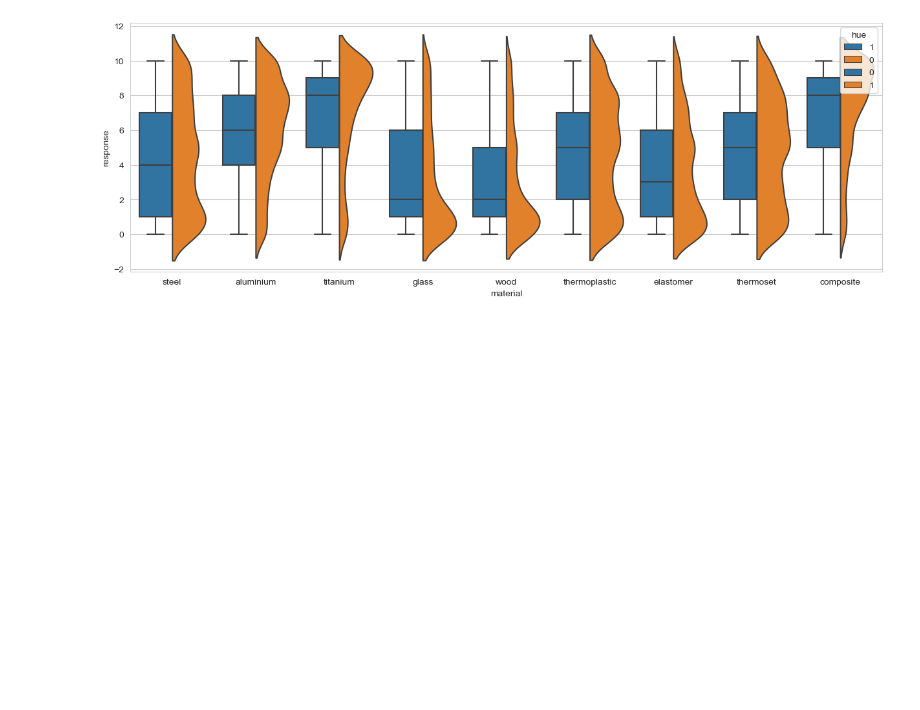
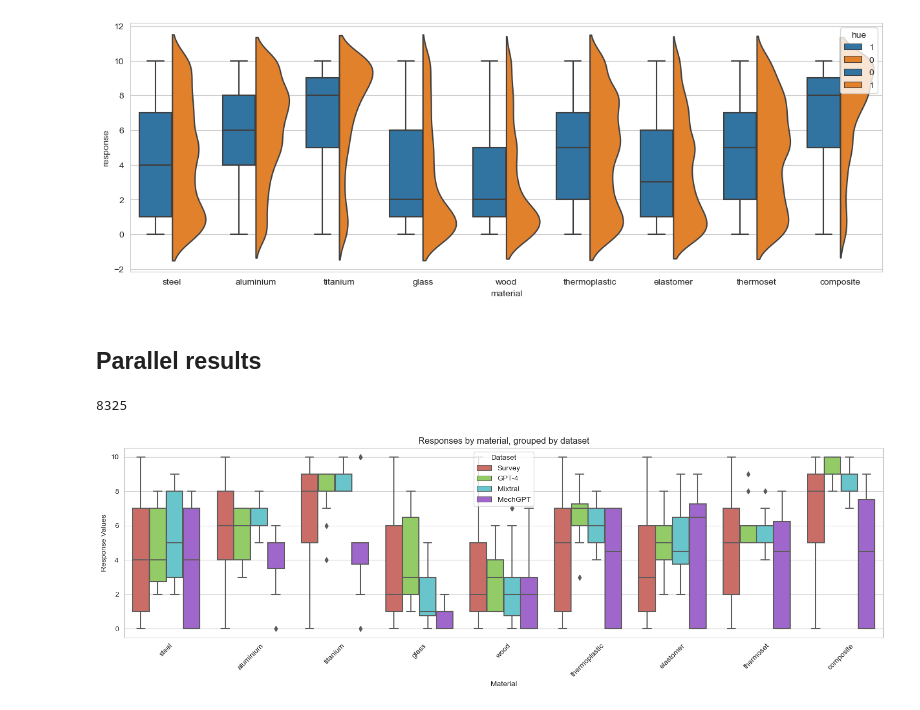
Before and after one commit to grndnl/llm_material_selection_jcise, a Jupyter notebook: evaluation/aggregate_results.ipynb, the cells around one changed output. Saved outputs shown, nothing was run; the diff lists cells and outputs as text; code cells hidden in the pictures; blank space fills up the shorter version.

Commit message:
cleaned up gpt4 parallel result

```diff
--- a/evaluation/aggregate_results.ipynb
+++ b/evaluation/aggregate_results.ipynb
@@ -69,3 +69,43 @@ g.show()
 # %% [output]
 TypeError: 'Text' object is not callable
 [figure]
+# %% [markdown]
+## Parallel results
+# %%
+gpt4 = pd.read_csv('../generation/answers/parallel_gpt-4-0125-preview.csv')
+mixtral = pd.read_csv('../generation/answers/parallel_mixtral.csv')
+melm = pd.read_csv('../generation/answers/parallel_melm.csv')
+survey = pd.read_csv('../data/survey_responses_mapped.csv')
+
+# Add an identifier column to each dataset
+gpt4['Dataset'] = 'GPT-4'
+mixtral['Dataset'] = 'Mixtral'
+melm['Dataset'] = 'MechGPT'
+survey['Dataset'] = 'Survey'
+
+# Combine the datasets
+combined_df = pd.concat([survey, gpt4, mixtral, melm])
+
+# make 'response' column numeric, if it's cannot be converted to numeric, it will be NaN
+combined_df['response'] = pd.to_numeric(combined_df['response'], errors='coerce')
+
+# count nans
+print(combined_df['response'].isna().sum())
+
+# Recreate the box and whisker plot with updated dataset names and excluding outliers
+plt.figure(figsize=(15, 5))
+sns.boxplot(data=combined_df, x='material', y='response', hue='Dataset',
+            palette='hls')  #, showfliers=False)
+
+plt.title('Responses by material, grouped by dataset')
+plt.ylabel('Response Values')
+plt.xlabel('Material')
+plt.legend(title='Dataset')
+plt.xticks(rotation=45)
+# save figure without cropping the labels
+plt.tight_layout()
+plt.savefig('responses_by_material_grouped_by_dataset.pdf')
+plt.show()
+# %% [output]
+8325
+[figure, added]
```
Also changed, not shown: parts of 1 cell of this notebook, 8 other files.
